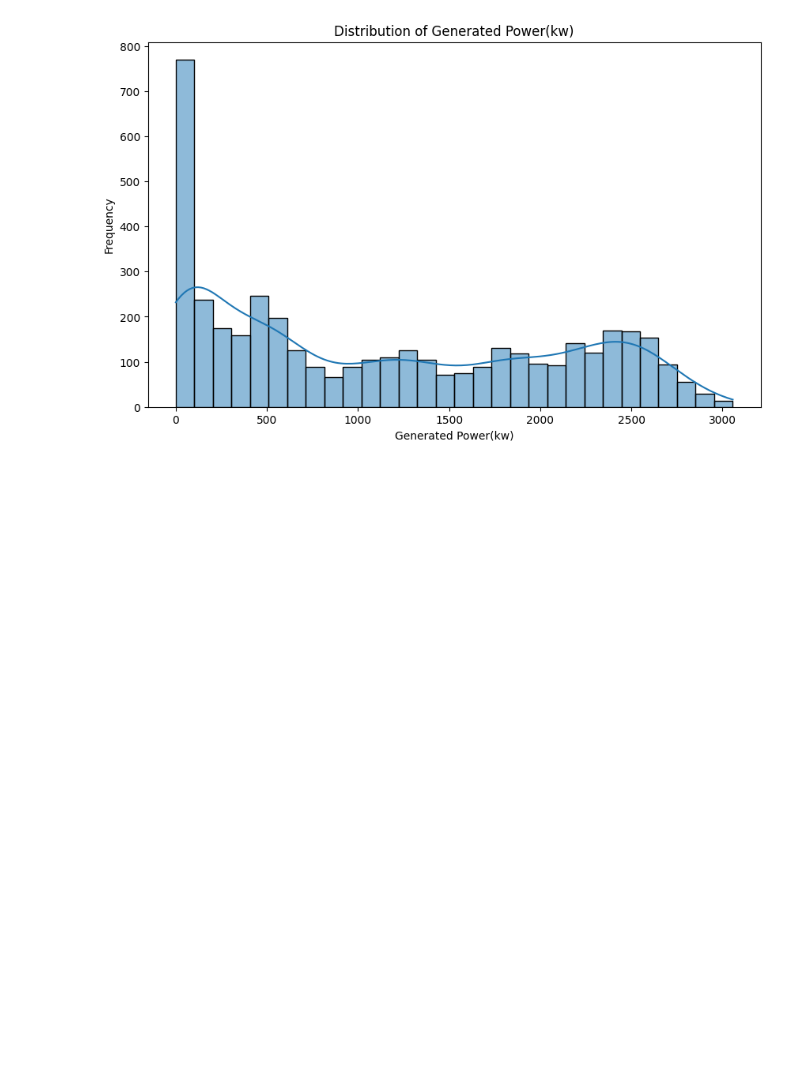
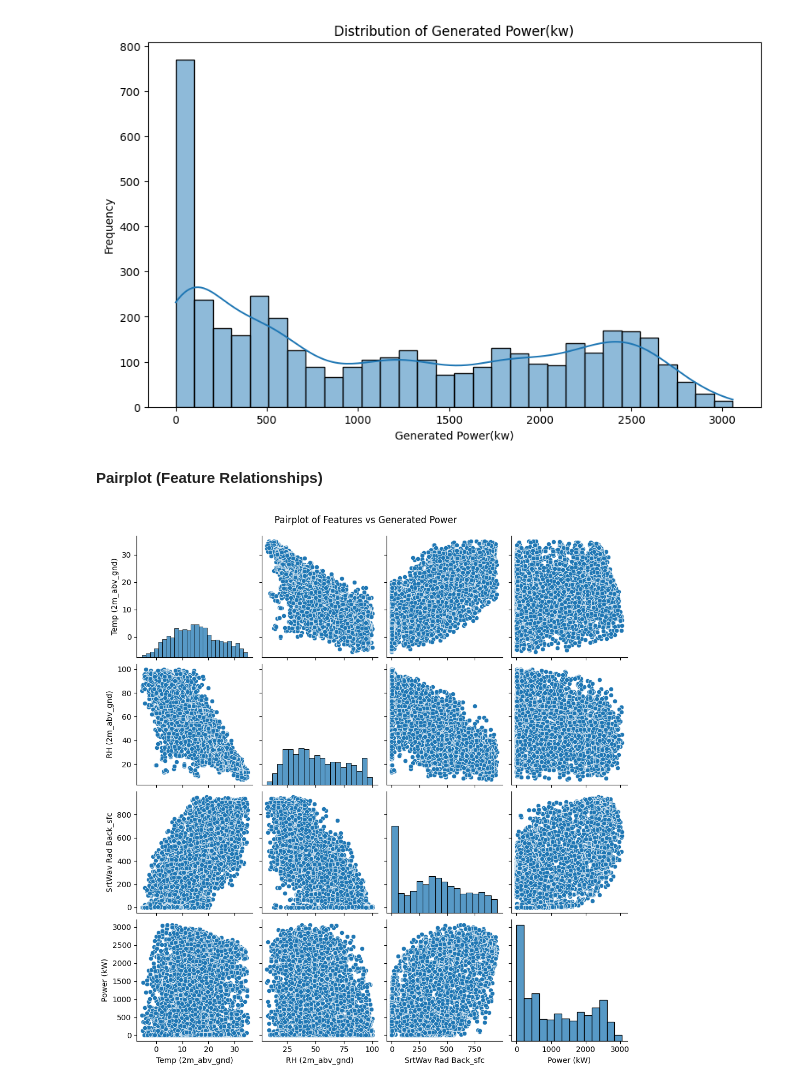
Before and after one commit to Dipan46/Predicting-Solar-Power-Output-using-Linear-Regression, a Jupyter notebook: Predicting Solar Power Output using Linear Regression.ipynb, the cells around one changed output. Saved outputs shown, nothing was run; the diff lists cells and outputs as text; code cells hidden in the pictures; blank space fills up the shorter version.

Commit message:
Adding Plots

```diff
--- a/Predicting Solar Power Output using Linear Regression.ipynb
+++ b/Predicting Solar Power Output using Linear Regression.ipynb
@@ -94,3 +96,20 @@ plt.ylabel('Frequency')
 plt.show()
 # %% [output]
 [figure]
+# %% [markdown]
+**Pairplot (Feature Relationships)**
+# %%
+data_short = data.rename(columns={
+    'temperature_2_m_above_gnd': 'Temp (2m_abv_gnd)',
+    'relative_humidity_2_m_above_gnd': 'RH (2m_abv_gnd)',
+    'shortwave_radiation_backwards_sfc': 'SrtWav Rad Back_sfc',
+    'generated_power_kw': 'Power (kW)'
+})
+
+# Pairplot with shorter labels
+sns.pairplot(
+    data_short[['Temp (2m_abv_gnd)', 'RH (2m_abv_gnd)', 'SrtWav Rad Back_sfc', 'Power (kW)']])
+plt.suptitle("Pairplot of Features vs Generated Power", y=1.02)
+plt.show()
+# %% [output]
+[figure, added]
```
Also changed, not shown: parts of 11 cells of this notebook.
